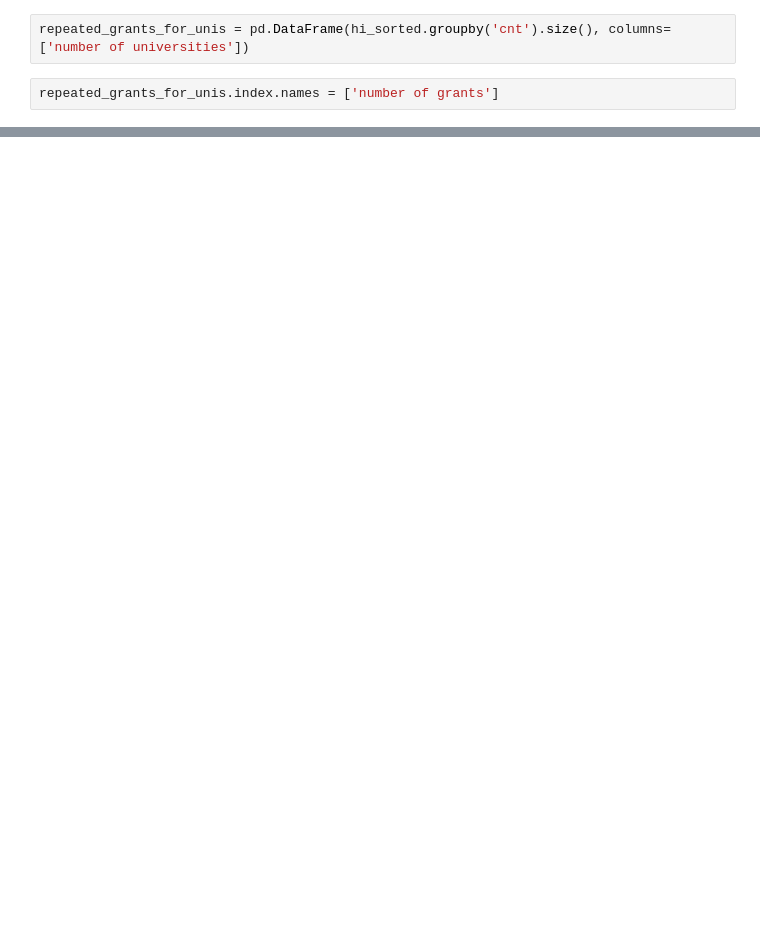
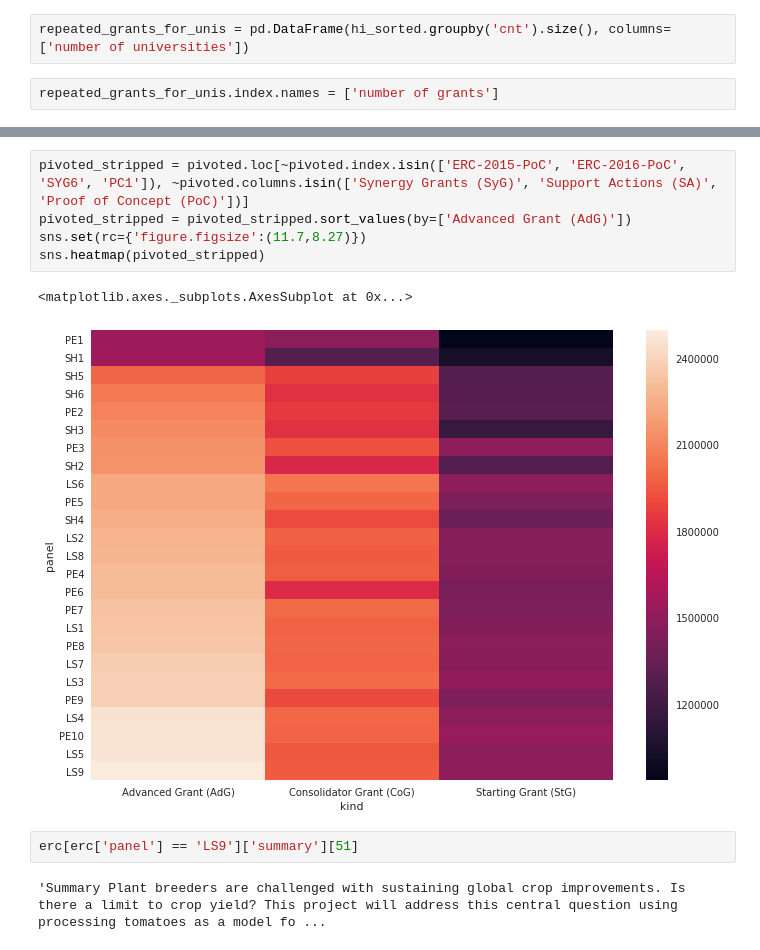
Before and after one commit to mkosturek/szklarska-datathon, a Jupyter notebook: notebooks/HiPi.ipynb, the cells around one changed output, grey strips where cells are left out. Drawn from its saved outputs; the diff is of its cells as text; blank space fills up the shorter version.

```diff
--- a/notebooks/HiPi.ipynb
+++ b/notebooks/HiPi.ipynb
@@ -28,0 +286,12 @@ repeated_grants_for_unis.plot.bar()
+# %%
+pivoted_stripped = pivoted.loc[~pivoted.index.isin(['ERC-2015-PoC', 'ERC-2016-PoC', 'SYG6', 'PC1']), ~pivoted.columns.isin(['Synergy Grants (SyG)', 'Support Actions (SA)', 'Proof of Concept (PoC)'])]
+pivoted_stripped = pivoted_stripped.sort_values(by=['Advanced Grant (AdG)'])
+sns.set(rc={'figure.figsize':(11.7,8.27)})
+sns.heatmap(pivoted_stripped)
+# %% [output]
+<matplotlib.axes._subplots.AxesSubplot at 0x...>
+[figure, added]
+# %%
+erc[erc['panel'] == 'LS9']['summary'][51]
+# %% [output]
+'Summary Plant breeders are challenged with sustaining global crop improvements. Is there a limit to crop yield? This project will address this central question using processing tomatoes as a model fo ...
```
Also changed, not shown: parts of 27 cells of this notebook.
